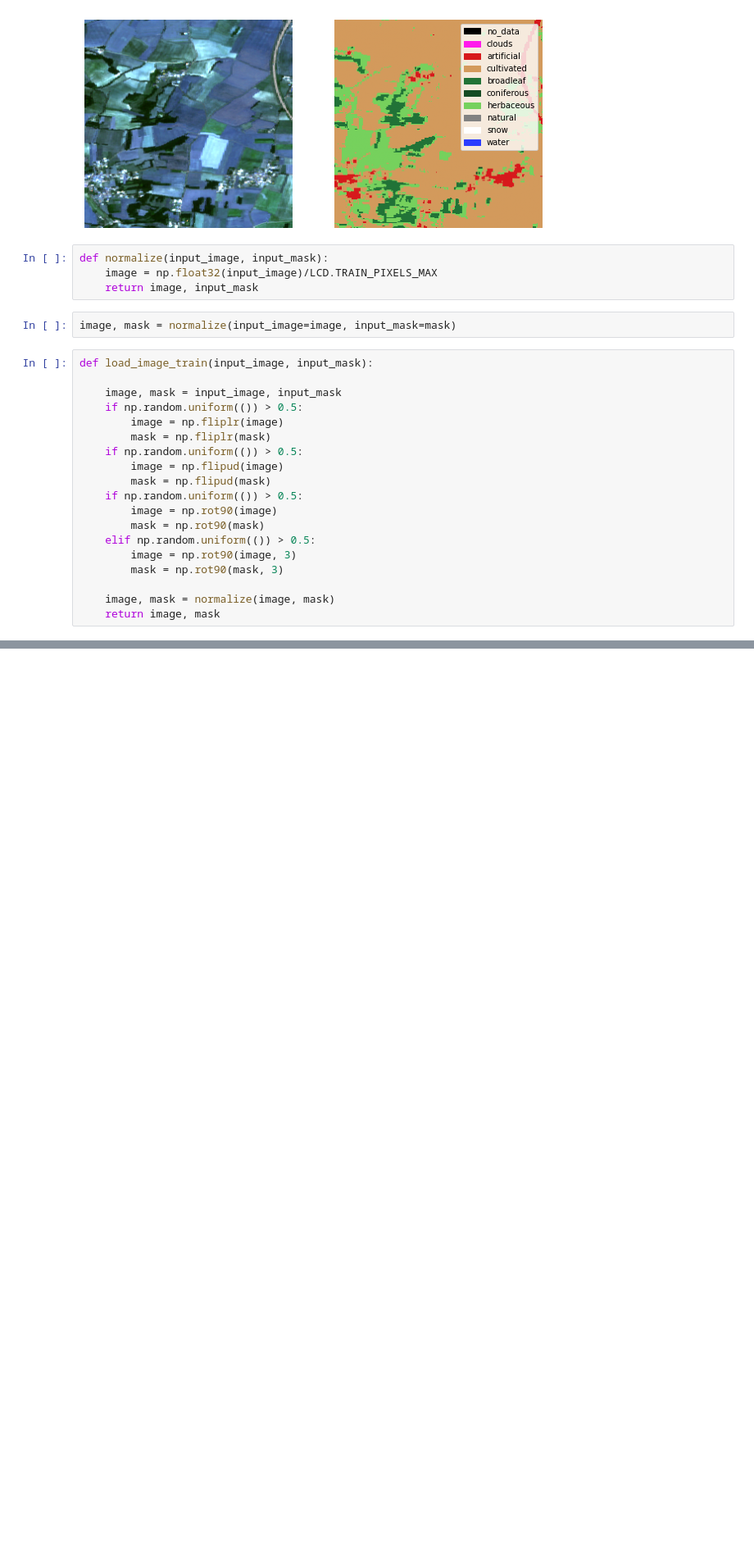
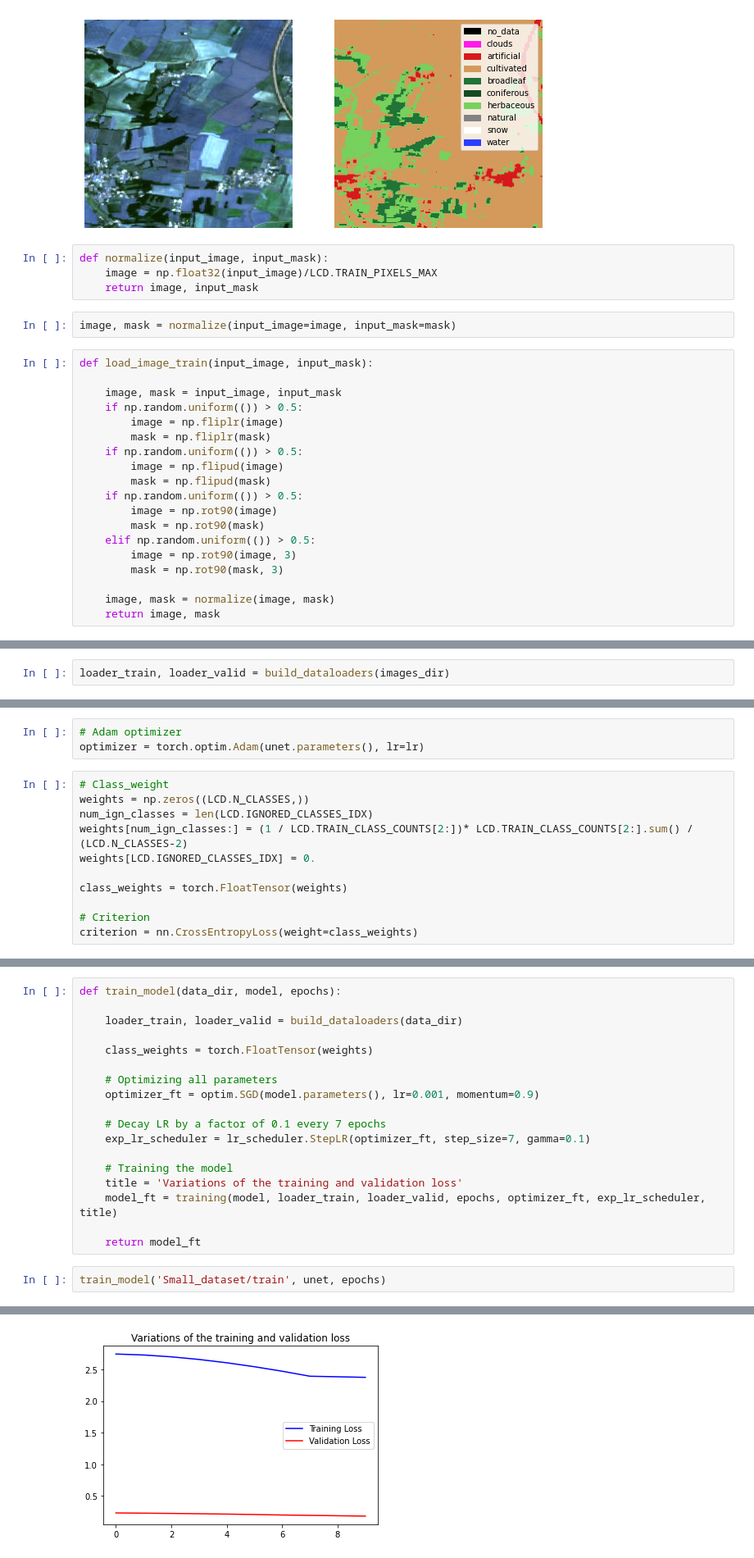
Before and after one commit to fdlci/Data_challenge, a Jupyter notebook: Pytorch/Unet.ipynb, the cells around one changed output, grey strips where cells are left out. Shown at 82% size. Cells and saved outputs as stored; diff of their text form; blank space fills up the shorter version.

```diff
--- a/Pytorch/Unet.ipynb
+++ b/Pytorch/Unet.ipynb
@@ -364,0 +385,2 @@ print(train)
+# %%
+loader_train, loader_valid = build_dataloaders(images_dir)
@@ -364,0 +406,14 @@ print(train)
+# %%
+# Adam optimizer
+optimizer = torch.optim.Adam(unet.parameters(), lr=lr)
+# %%
+# Class_weight
+weights = np.zeros((LCD.N_CLASSES,))
+num_ign_classes = len(LCD.IGNORED_CLASSES_IDX)
+weights[num_ign_classes:] = (1 / LCD.TRAIN_CLASS_COUNTS[2:])* LCD.TRAIN_CLASS_COUNTS[2:].sum() / (LCD.N_CLASSES-2)
+weights[LCD.IGNORED_CLASSES_IDX] = 0.
+
+class_weights = torch.FloatTensor(weights)
+
+# Criterion
+criterion = nn.CrossEntropyLoss(weight=class_weights)
@@ -364,0 +535,21 @@ print(train)
+# %%
+def train_model(data_dir, model, epochs):
+
+    loader_train, loader_valid = build_dataloaders(data_dir)
+
+    class_weights = torch.FloatTensor(weights)
+
+    # Optimizing all parameters
+    optimizer_ft = optim.SGD(model.parameters(), lr=0.001, momentum=0.9)
+
+    # Decay LR by a factor of 0.1 every 7 epochs
+    exp_lr_scheduler = lr_scheduler.StepLR(optimizer_ft, step_size=7, gamma=0.1)
+
+    # Training the model
+    title = 'Variations of the training and validation loss'
+    model_ft = training(model, loader_train, loader_valid, epochs, optimizer_ft, exp_lr_scheduler, title)
+
+    return model_ft
+# %%
+train_model('Small_dataset/train', unet, epochs)
+# %% [output]
@@ -364,0 +573 @@ print(train)
+[figure, added]
```
Also changed, not shown: parts of 18 cells of this notebook.
